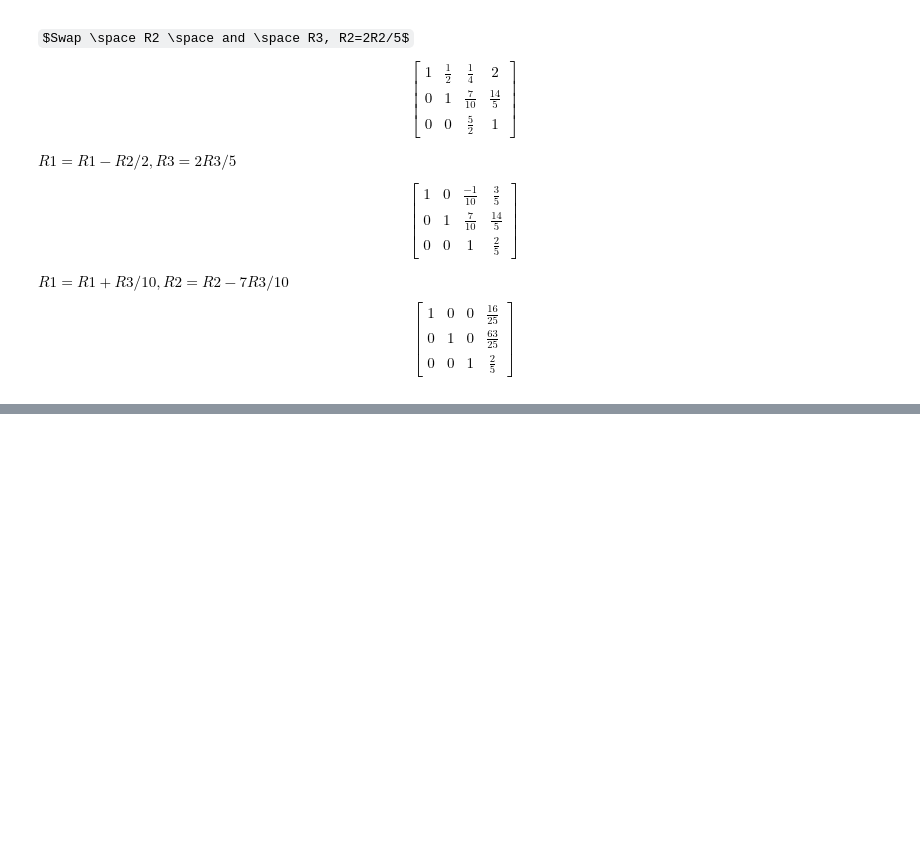
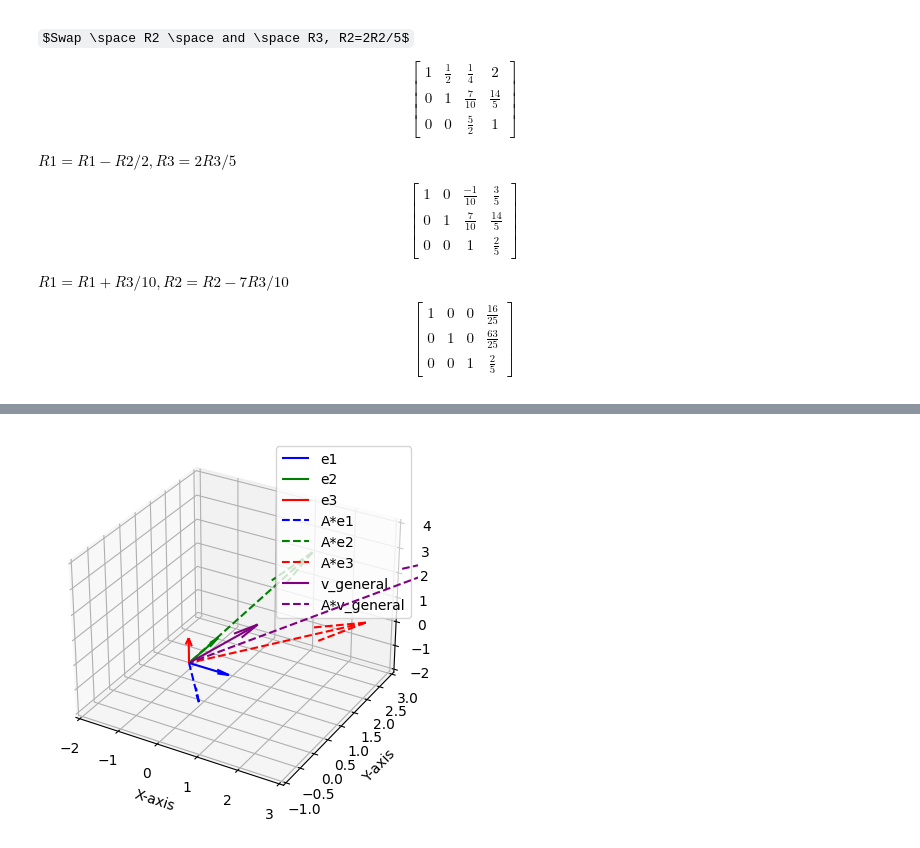
Before and after one commit to Iddhie/Linear_Algebra, a Jupyter notebook: Exercise8.ipynb, the cells around one changed output, grey strips where cells are left out. Drawn from its saved outputs; the diff is of its cells as text; code cells hidden in the pictures; some formulas as TeX source; blank space fills up the shorter version.

```diff
--- a/Exercise8.ipynb
+++ b/Exercise8.ipynb
@@ -222,0 +320,59 @@ $$
+# %%
+import numpy as np
+import matplotlib.pyplot as plt
+from mpl_toolkits.mplot3d import Axes3D
+
+# Define the matrix A
+A = np.array([[1, 1, 3],
+              [-1, 3, 2],
+              [0, 2, 1]])
+
+# Define the standard basis vectors
+e1 = np.array([1, 0, 0])
+e2 = np.array([0, 1, 0])
+e3 = np.array([0, 0, 1])
+
+# Define the general vector [1, 1, 1]
+v_general = np.array([1, 1, 1])
+
+# Apply the transformation
+transformed_e1 = A @ e1
+transformed_e2 = A @ e2
+transformed_e3 = A @ e3
+transformed_v_general = A @ v_general
+
+# Create a 3D plot
+fig = plt.figure()
+ax = fig.add_subplot(111, projection='3d')
+
+# Plot the original vectors
+ax.quiver(0, 0, 0, e1[0], e1[1], e1[2], color='b', label='e1')
+ax.quiver(0, 0, 0, e2[0], e2[1], e2[2], color='g', label='e2')
+ax.quiver(0, 0, 0, e3[0], e3[1], e3[2], color='r', label='e3')
+
+# Plot the transformed vectors
+ax.quiver(0, 0, 0, transformed_e1[0], transformed_e1[1], transformed_e1[2], color='b', linestyle='dashed', label='A*e1')
+ax.quiver(0, 0, 0, transformed_e2[0], transformed_e2[1], transformed_e2[2], color='g', linestyle='dashed', label='A*e2')
+ax.quiver(0, 0, 0, transformed_e3[0], transformed_e3[1], transformed_e3[2], color='r', linestyle='dashed', label='A*e3')
+
+# Plot the original general vector and its transformation
+ax.quiver(0, 0, 0, v_general[0], v_general[1], v_general[2], color='purple', label='v_general')
+ax.quiver(0, 0, 0, transformed_v_general[0], transformed_v_general[1], transformed_v_general[2], color='purple', linestyle='dashed', label='A*v_general')
+
+# Set labels and legend
+ax.set_xlabel('X-axis')
+ax.set_ylabel('Y-axis')
+ax.set_zlabel('Z-axis')
+
+# Set axis limits
+ax.set_xlim([-2, 3])
+ax.set_ylim([-1, 3])
+ax.set_zlim([-2, 4])
+
+# Add legend
+ax.legend()
+
+# Show the plot
+plt.show()
+# %% [output]
+[figure, added]
```
Also changed, not shown: parts of 17 cells of this notebook.
